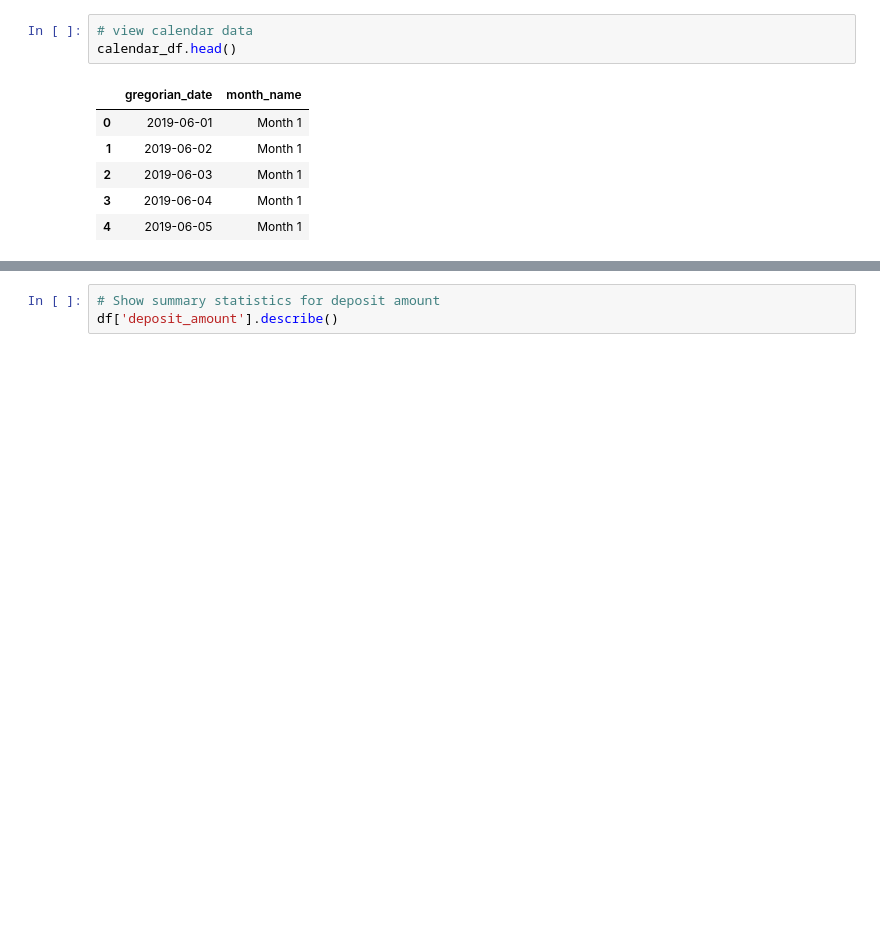
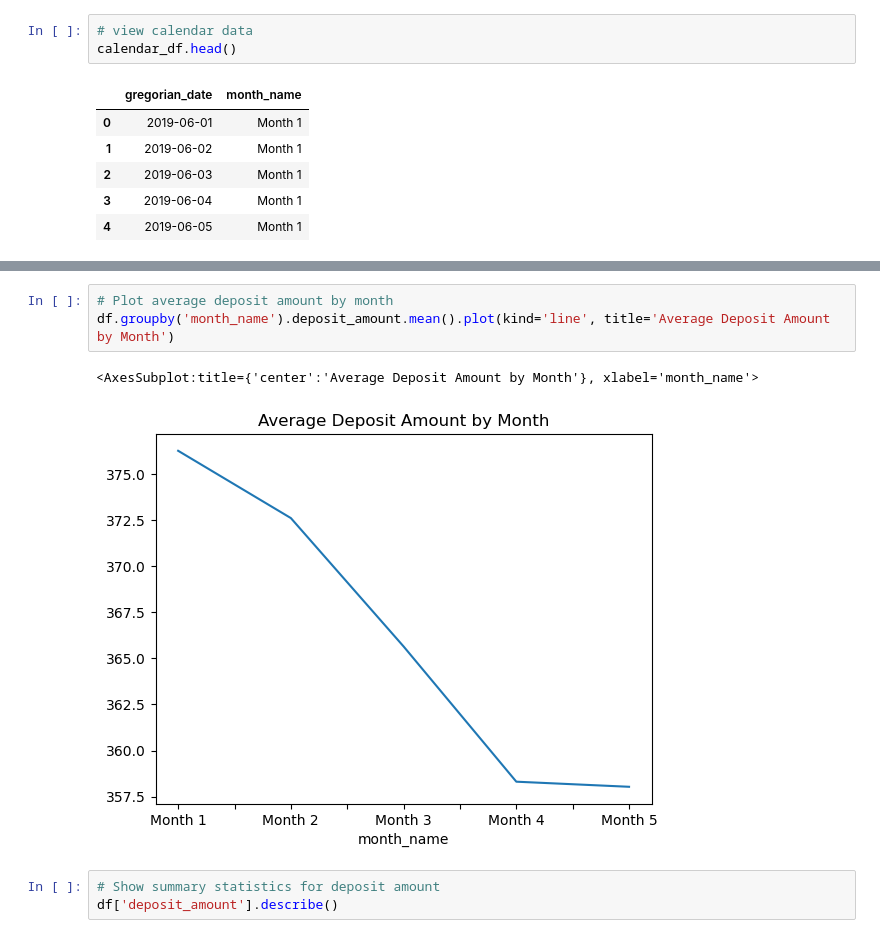
Before and after one commit to AvatarJoshi/marketing_campaign_analysis, a Jupyter notebook: marketing_analysis.ipynb, the cells around one changed output, grey strips where cells are left out. Cells and saved outputs as stored; diff of their text form; blank space fills up the shorter version.

```diff
--- a/marketing_analysis.ipynb
+++ b/marketing_analysis.ipynb
@@ -64,3 +91,9 @@ df.head()
+# %%
+# Plot average deposit amount by month
+df.groupby('month_name').deposit_amount.mean().plot(kind='line', title='Average Deposit Amount by Month')
+# %% [output]
+<AxesSubplot:title={'center':'Average Deposit Amount by Month'}, xlabel='month_name'>
+[figure, added]
 # %%
 # Show summary statistics for deposit amount
 df['deposit_amount'].describe()
```
Also changed, not shown: parts of 5 cells of this notebook.
